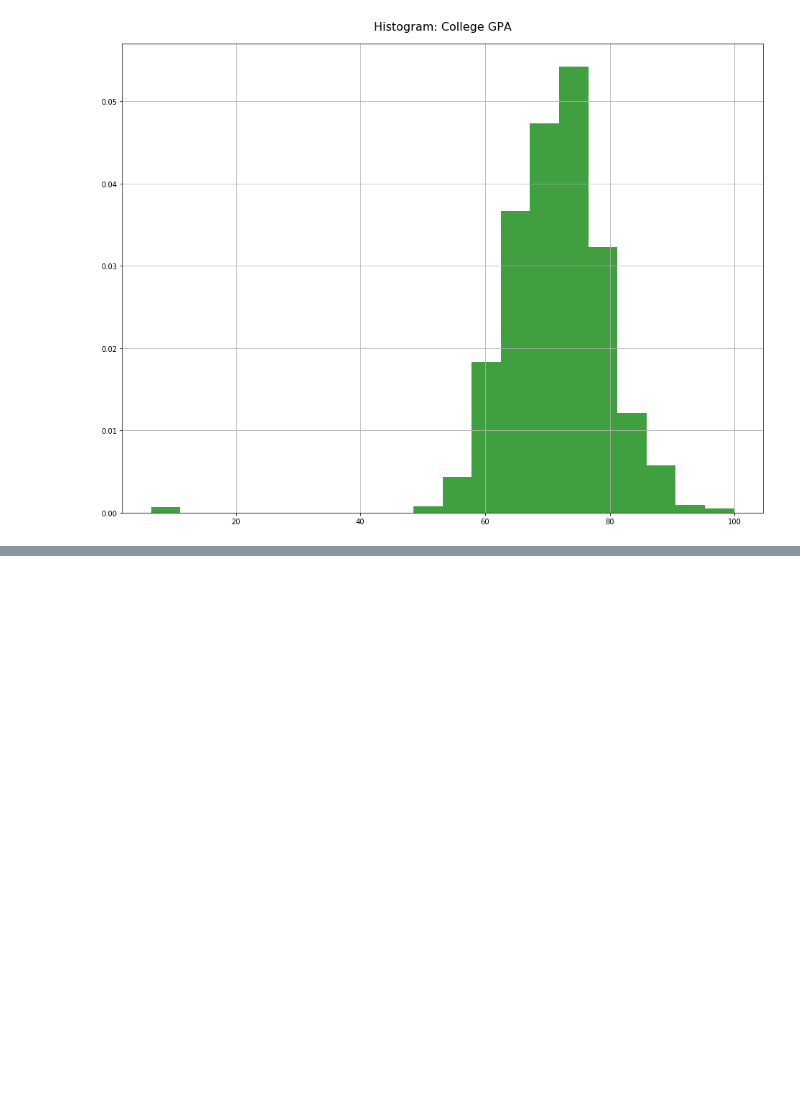
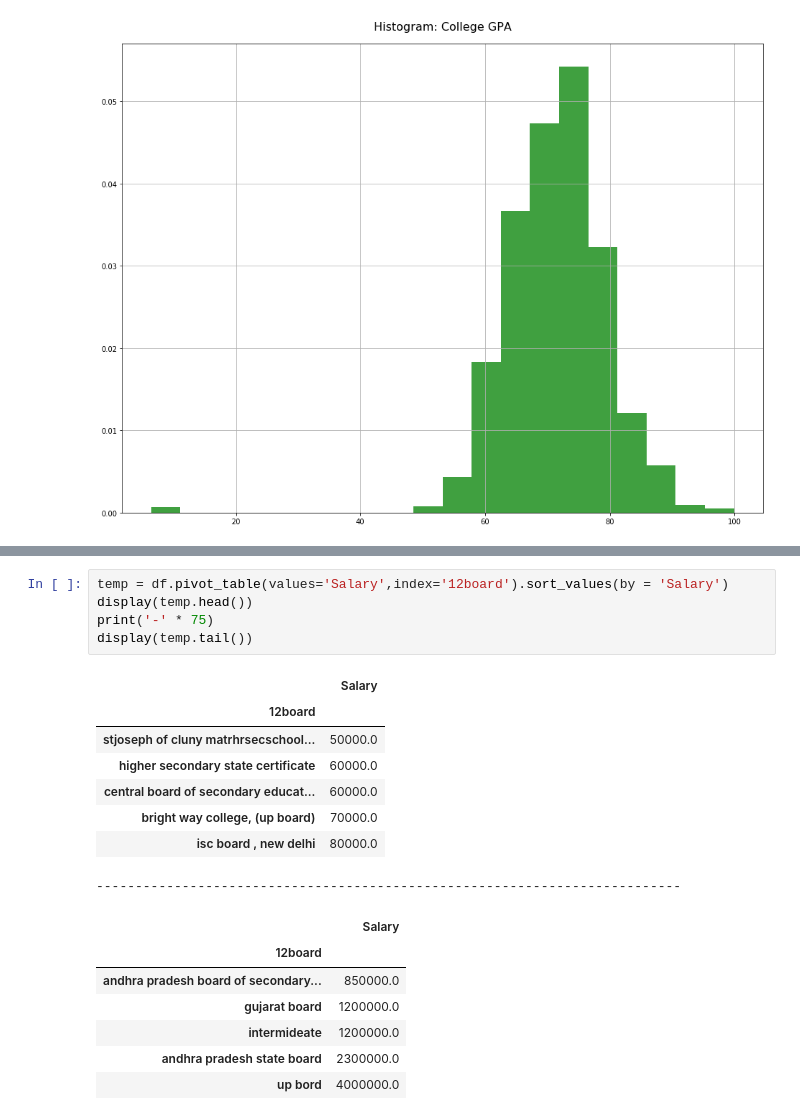
Before and after one commit to KunalGehlot/CipherSchools---Machine-Learning-Training, a Jupyter notebook: Assignment 3/assignment_3.ipynb, the cells around one changed output, grey strips where cells are left out. Saved outputs shown, nothing was run; the diff lists cells and outputs as text; blank space fills up the shorter version.

```diff
--- a/Assignment 3/assignment_3.ipynb
+++ b/Assignment 3/assignment_3.ipynb
@@ -278,0 +332,21 @@ plt.show()
+# %%
+temp = df.pivot_table(values='Salary',index='12board').sort_values(by = 'Salary')
+display(temp.head())
+print('-' * 75)
+display(temp.tail())
+# %% [output]
+|  | Salary |
+| 12board |  |
+| stjoseph of cluny matrhrsecschool... | 50000.0 |
+| higher secondary state certificate | 60000.0 |
+| central board of secondary educat... | 60000.0 |
+| bright way college, (up board) | 70000.0 |
+| isc board , new delhi | 80000.0 |
+---------------------------------------------------------------------------
+|  | Salary |
+| 12board |  |
+| andhra pradesh board of secondary... | 850000.0 |
+| gujarat board | 1200000.0 |
+| intermideate | 1200000.0 |
+| andhra pradesh state board | 2300000.0 |
+| up bord | 4000000.0 |
```
Also changed, not shown: parts of 17 cells of this notebook, 1 other file.
